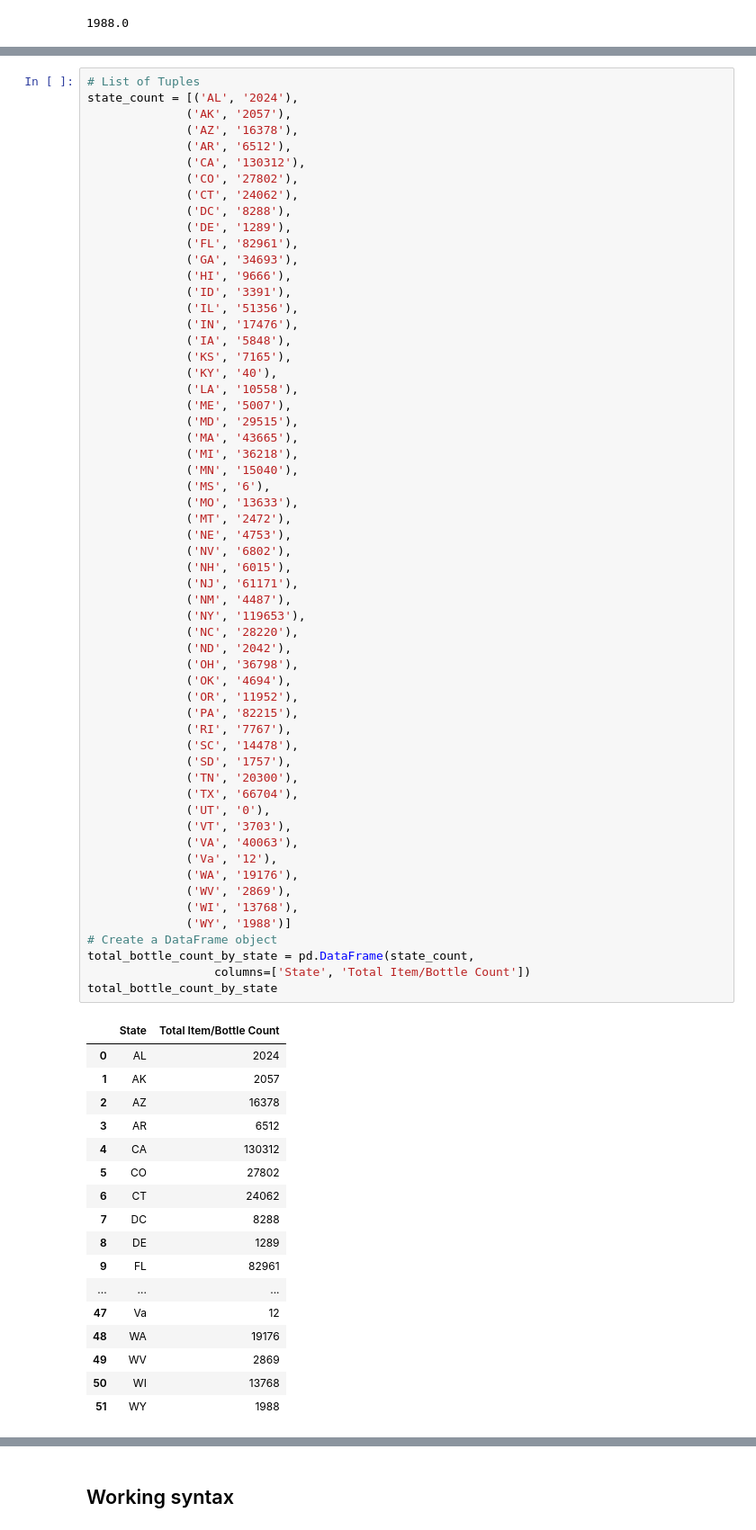
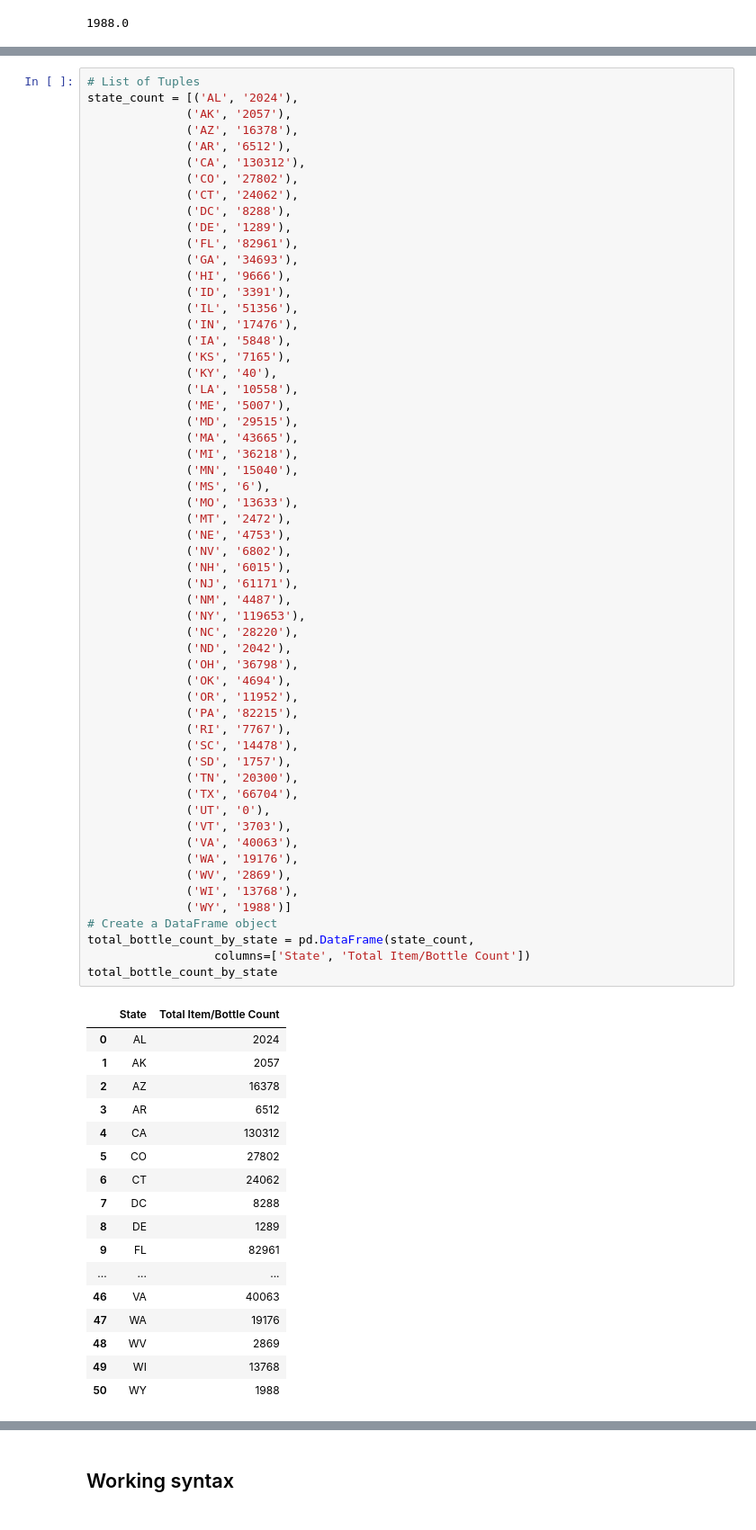
Before and after one commit to Sgant1/Winedemic, a Jupyter notebook: Analysis/Winedemic_Analysis_2020.ipynb, the cells around one changed output, grey strips where cells are left out. Shown at 90% size. Cells and saved outputs as stored; diff of their text form.

```diff
--- a/Analysis/Winedemic_Analysis_2020.ipynb
+++ b/Analysis/Winedemic_Analysis_2020.ipynb
@@ -668,37 +783,36 @@ state_count = [('AL', '2024'),
               ('PA', '82215'),
               ('RI', '7767'),
               ('SC', '14478'),
               ('SD', '1757'),
               ('TN', '20300'),
               ('TX', '66704'),
               ('UT', '0'),
               ('VT', '3703'),
               ('VA', '40063'),
-              ('Va', '12'),
               ('WA', '19176'),
               ('WV', '2869'),
               ('WI', '13768'),
               ('WY', '1988')]
 # Create a DataFrame object
 total_bottle_count_by_state = pd.DataFrame(state_count,
                   columns=['State', 'Total Item/Bottle Count'])
 total_bottle_count_by_state
 # %% [output]
 |  | State | Total Item/Bottle Count |
 | 0 | AL | 2024 |
 | 1 | AK | 2057 |
 | 2 | AZ | 16378 |
 | 3 | AR | 6512 |
 | 4 | CA | 130312 |
 | 5 | CO | 27802 |
 | 6 | CT | 24062 |
 | 7 | DC | 8288 |
 | 8 | DE | 1289 |
 | 9 | FL | 82961 |
 | ... | ... | ... |
-| 47 | Va | 12 |
-| 48 | WA | 19176 |
-| 49 | WV | 2869 |
-| 50 | WI | 13768 |
-| 51 | WY | 1988 |
+| 46 | VA | 40063 |
+| 47 | WA | 19176 |
+| 48 | WV | 2869 |
+| 49 | WI | 13768 |
+| 50 | WY | 1988 |
 # %%
```
Also changed, not shown: parts of 31 cells of this notebook, 6 other files.
